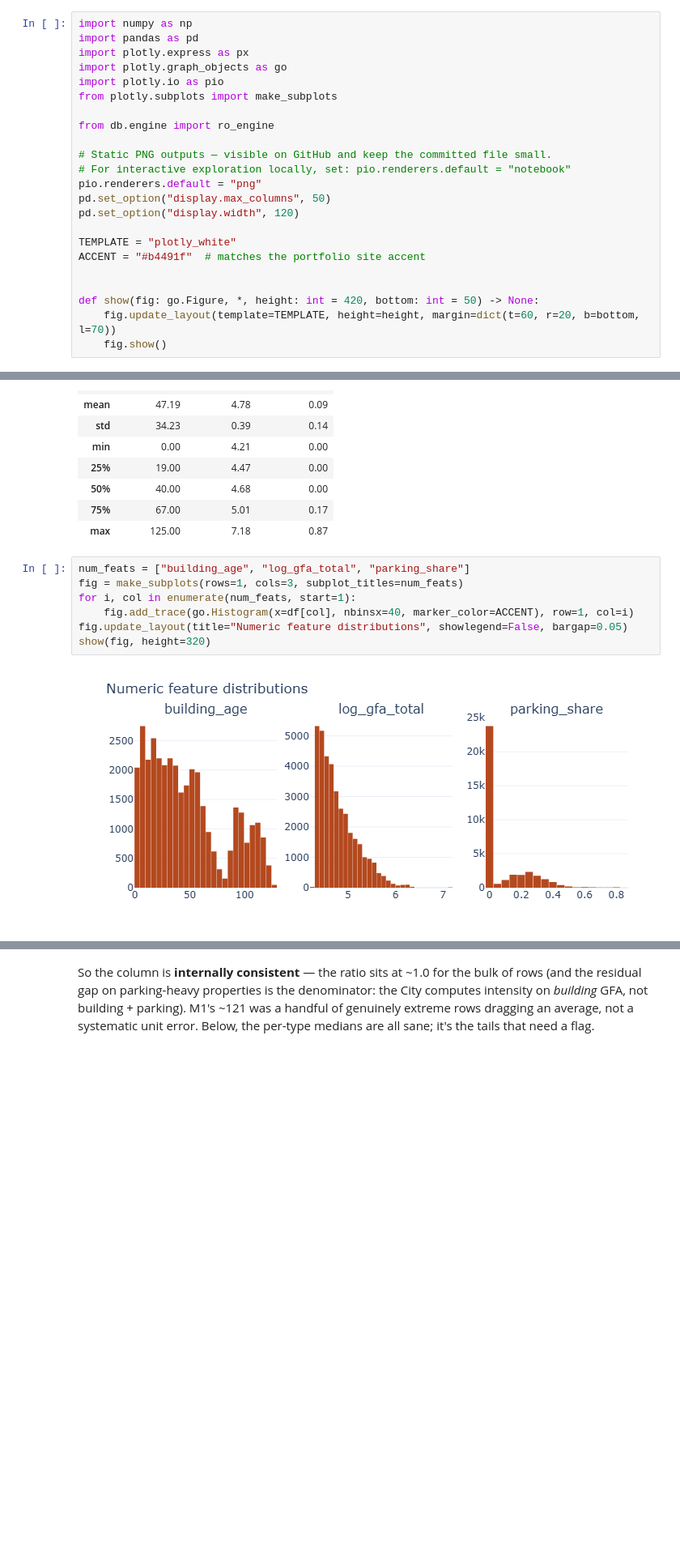
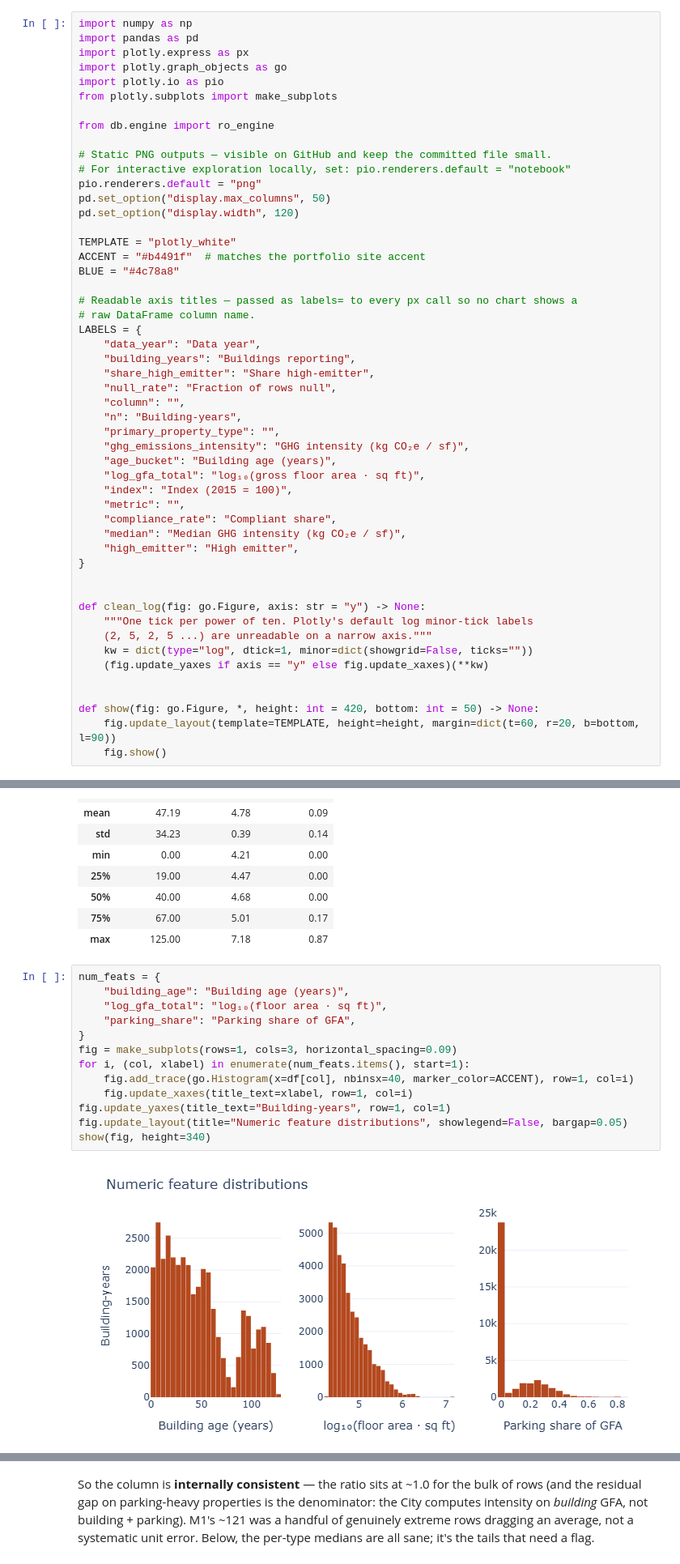
Before and after one commit to CarlosRM25/analytics-AI-Agent-, a Jupyter notebook: notebooks/01_eda.ipynb, the cells around one changed output, grey strips where cells are left out. Shown at 81% size. Saved outputs shown, nothing was run; the diff lists cells and outputs as text; blank space fills up the shorter version.

```diff
--- a/notebooks/01_eda.ipynb
+++ b/notebooks/01_eda.ipynb
@@ -46,10 +46,38 @@ pd.set_option("display.width", 120)
 
 TEMPLATE = "plotly_white"
 ACCENT = "#b4491f"  # matches the portfolio site accent
+BLUE = "#4c78a8"
+
+# Readable axis titles — passed as labels= to every px call so no chart shows a
+# raw DataFrame column name.
+LABELS = {
+    "data_year": "Data year",
+    "building_years": "Buildings reporting",
+    "share_high_emitter": "Share high-emitter",
+    "null_rate": "Fraction of rows null",
+    "column": "",
+    "n": "Building-years",
+    "primary_property_type": "",
+    "ghg_emissions_intensity": "GHG intensity (kg CO₂e / sf)",
+    "age_bucket": "Building age (years)",
+    "log_gfa_total": "log₁₀(gross floor area · sq ft)",
+    "index": "Index (2015 = 100)",
+    "metric": "",
+    "compliance_rate": "Compliant share",
+    "median": "Median GHG intensity (kg CO₂e / sf)",
+    "high_emitter": "High emitter",
+}
+
+
+def clean_log(fig: go.Figure, axis: str = "y") -> None:
+    """One tick per power of ten. Plotly's default log minor-tick labels
+    (2, 5, 2, 5 ...) are unreadable on a narrow axis."""
+    kw = dict(type="log", dtick=1, minor=dict(showgrid=False, ticks=""))
+    (fig.update_yaxes if axis == "y" else fig.update_xaxes)(**kw)
 
 
 def show(fig: go.Figure, *, height: int = 420, bottom: int = 50) -> None:
-    fig.update_layout(template=TEMPLATE, height=height, margin=dict(t=60, r=20, b=bottom, l=70))
+    fig.update_layout(template=TEMPLATE, height=height, margin=dict(t=60, r=20, b=bottom, l=90))
     fig.show()
 # %% [markdown]
 ## 1. Dataset shape
@@ -253,14 +283,20 @@ df[["building_age", "log_gfa_total", "parking_share"]].describe().round(2)
 | 75% | 67.00 | 5.01 | 0.17 |
 | max | 125.00 | 7.18 | 0.87 |
 # %%
-num_feats = ["building_age", "log_gfa_total", "parking_share"]
-fig = make_subplots(rows=1, cols=3, subplot_titles=num_feats)
-for i, col in enumerate(num_feats, start=1):
+num_feats = {
+    "building_age": "Building age (years)",
+    "log_gfa_total": "log₁₀(floor area · sq ft)",
+    "parking_share": "Parking share of GFA",
+}
+fig = make_subplots(rows=1, cols=3, horizontal_spacing=0.09)
+for i, (col, xlabel) in enumerate(num_feats.items(), start=1):
     fig.add_trace(go.Histogram(x=df[col], nbinsx=40, marker_color=ACCENT), row=1, col=i)
+    fig.update_xaxes(title_text=xlabel, row=1, col=i)
+fig.update_yaxes(title_text="Building-years", row=1, col=1)
 fig.update_layout(title="Numeric feature distributions", showlegend=False, bargap=0.05)
-show(fig, height=320)
+show(fig, height=340)
 # %% [output]
-[figure, old version]
+[figure, new version]
 # %%
 cat = df["primary_property_type"].value_counts().head(15).reset_index()
 cat.columns = ["primary_property_type", "n"]
```
Also changed, not shown: parts of 10 cells of this notebook.
